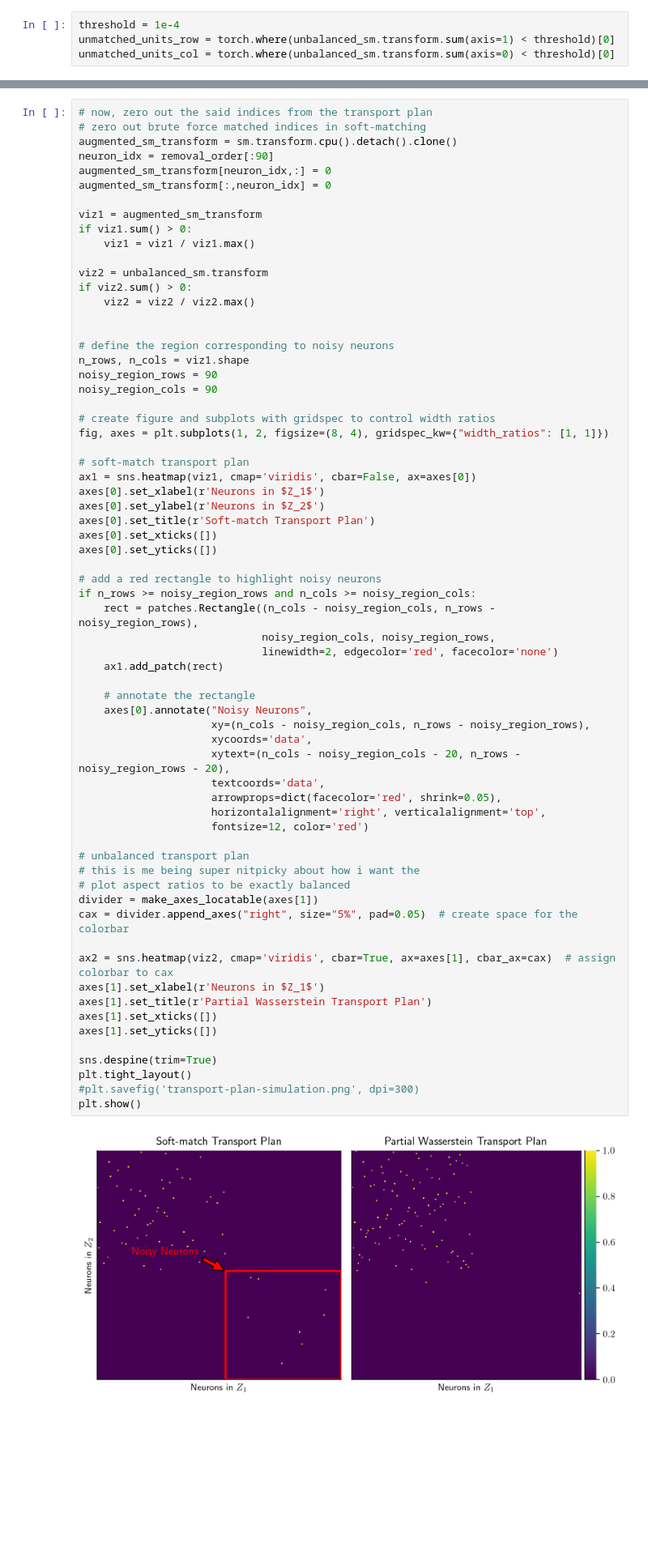
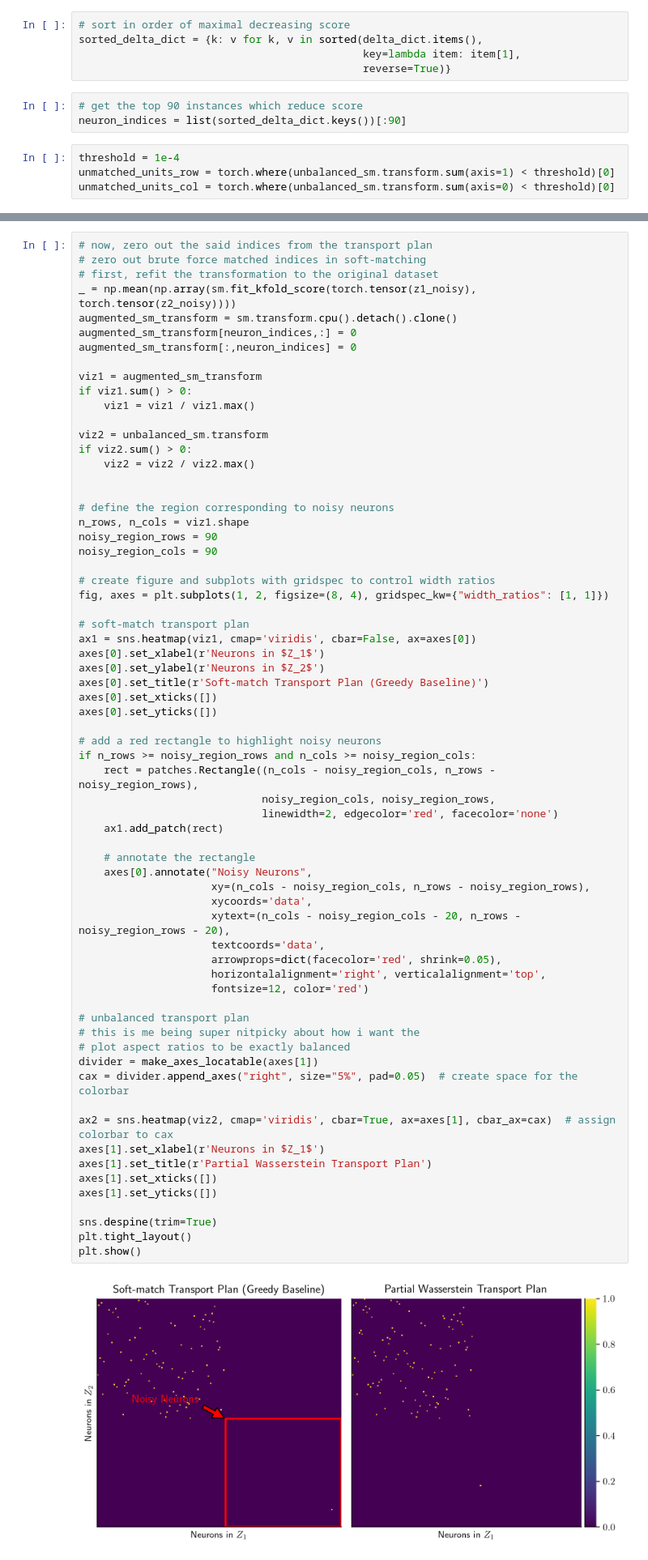
Before and after one commit to NeuroML-Lab/partial-metric, a Jupyter notebook: experiments/sm-brute-force-baseline.ipynb, the cells around one changed output, grey strips where cells are left out. Shown at 81% size. Drawn from its saved outputs; the diff is of its cells as text; blank space fills up the shorter version.

Commit message:
fix greedy baseline; add correlation-based rank ordering

```diff
--- a/experiments/sm-brute-force-baseline.ipynb
+++ b/experiments/sm-brute-force-baseline.ipynb
@@ -178,3 +133,11 @@ Step 12: removed neuron 164, delta score=0.0004
+# %%
+# sort in order of maximal decreasing score
+sorted_delta_dict = {k: v for k, v in sorted(delta_dict.items(),
+                                             key=lambda item: item[1],
+                                             reverse=True)}
+# %%
+# get the top 90 instances which reduce score
+neuron_indices = list(sorted_delta_dict.keys())[:90]
 # %%
 threshold = 1e-4
 unmatched_units_row = torch.where(unbalanced_sm.transform.sum(axis=1) < threshold)[0]
@@ -204,10 +155,11 @@ tensor([ 14,  89, 100, 101, 102, 103, 104, 105, 106, 107, 108, 110, 111, 112,
 # %%
 # now, zero out the said indices from the transport plan
 # zero out brute force matched indices in soft-matching
+# first, refit the transformation to the original dataset
+_ = np.mean(np.array(sm.fit_kfold_score(torch.tensor(z1_noisy), torch.tensor(z2_noisy))))
 augmented_sm_transform = sm.transform.cpu().detach().clone()
-neuron_idx = removal_order[:90]
-augmented_sm_transform[neuron_idx,:] = 0
-augmented_sm_transform[:,neuron_idx] = 0
+augmented_sm_transform[neuron_indices,:] = 0
+augmented_sm_transform[:,neuron_indices] = 0
 
 viz1 = augmented_sm_transform
 if viz1.sum() > 0:
@@ -230,7 +182,7 @@ fig, axes = plt.subplots(1, 2, figsize=(8, 4), gridspec_kw={"width_ratios": [1,
 ax1 = sns.heatmap(viz1, cmap='viridis', cbar=False, ax=axes[0])
 axes[0].set_xlabel(r'Neurons in $Z_1$')
 axes[0].set_ylabel(r'Neurons in $Z_2$')
-axes[0].set_title(r'Soft-match Transport Plan')
+axes[0].set_title(r'Soft-match Transport Plan (Greedy Baseline)')
 axes[0].set_xticks([])
 axes[0].set_yticks([])
 
@@ -240,32 +192,31 @@ if n_rows >= noisy_region_rows and n_cols >= noisy_region_cols:
                              noisy_region_cols, noisy_region_rows,
                              linewidth=2, edgecolor='red', facecolor='none')
     ax1.add_patch(rect)
 
     # annotate the rectangle
     axes[0].annotate("Noisy Neurons",
                      xy=(n_cols - noisy_region_cols, n_rows - noisy_region_rows),
                      xycoords='data',
                      xytext=(n_cols - noisy_region_cols - 20, n_rows - noisy_region_rows - 20),
                      textcoords='data',
                      arrowprops=dict(facecolor='red', shrink=0.05),
                      horizontalalignment='right', verticalalignment='top',
                      fontsize=12, color='red')
 
 # unbalanced transport plan
 # this is me being super nitpicky about how i want the
 # plot aspect ratios to be exactly balanced
 divider = make_axes_locatable(axes[1])
 cax = divider.append_axes("right", size="5%", pad=0.05)  # create space for the colorbar
 
 ax2 = sns.heatmap(viz2, cmap='viridis', cbar=True, ax=axes[1], cbar_ax=cax)  # assign colorbar to cax
 axes[1].set_xlabel(r'Neurons in $Z_1$')
 axes[1].set_title(r'Partial Wasserstein Transport Plan')
 axes[1].set_xticks([])
 axes[1].set_yticks([])
 
 sns.despine(trim=True)
 plt.tight_layout()
-#plt.savefig('transport-plan-simulation.png', dpi=300)
 plt.show()
 # %% [output]
-[figure, old version]
+[figure, new version]
```
Also changed, not shown: parts of 12 cells of this notebook.
